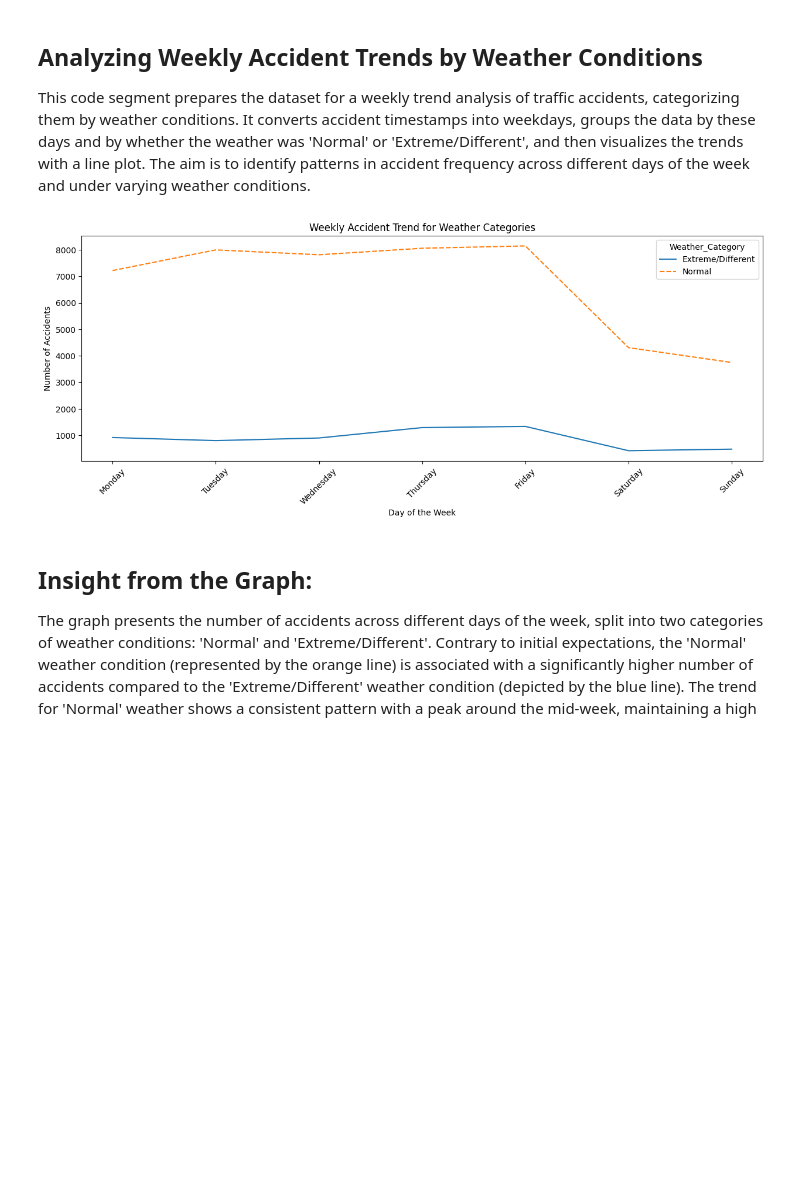
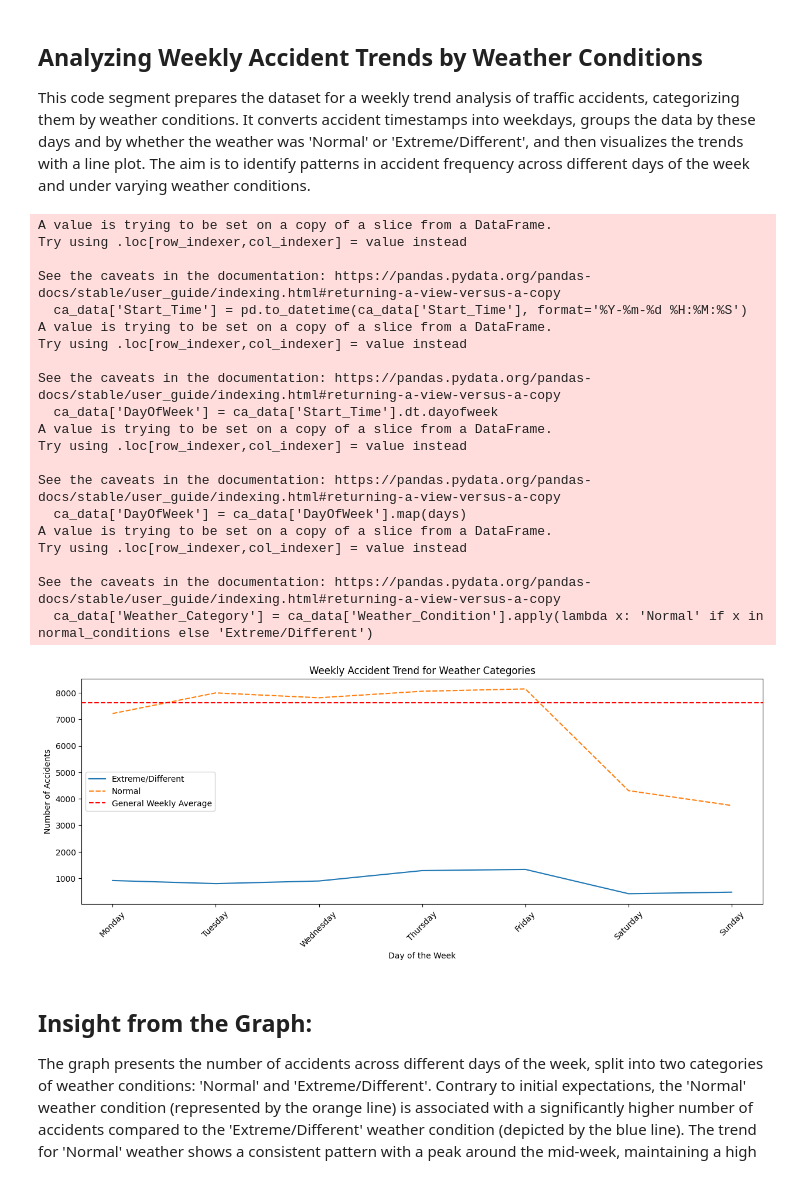
Before and after one commit to hoangttrang/eda-final, a Jupyter notebook: acci.ipynb, the cells around one changed output. Cells and saved outputs as stored; diff of their text form; code cells hidden in the pictures; blank space fills up the shorter version.

```diff
--- a/acci.ipynb
+++ b/acci.ipynb
@@ -24,7 +24,7 @@ columns_to_load = [
     'Temperature(F)', 'Wind_Chill(F)', 'Humidity(%)', 'Pressure(in)',
     'Visibility(mi)', 'Wind_Direction', 'Wind_Speed(mph)',
     'Precipitation(in)', 'Weather_Condition', 'Start_Lattitude',
-    'Start_Longitude', 'End_Lattitude','End_Longitude'
+    'Start_Longitude'
 ]
 
 # Load only the selected columns from the Excel file
@@ -104,46 +102,69 @@ This lack of strong correlation suggests that accident severity is likely influe
 
 This code segment prepares the dataset for a weekly trend analysis of traffic accidents, categorizing them by weather conditions. It converts accident timestamps into weekdays, groups the data by these days and by whether the weather was 'Normal' or 'Extreme/Different', and then visualizes the trends with a line plot. The aim is to identify patterns in accident frequency across different days of the week and under varying weather conditions.
 # %%
+
 import pandas as pd
 import matplotlib.pyplot as plt
 import seaborn as sns
 
-# Assuming ca_data is your dataframe and it's already loaded
-
-# Convert 'Start_Time' to datetime and avoid SettingWithCopyWarning
-ca_data.loc[:, 'Start_Time'] = pd.to_datetime(ca_data['Start_Time'])
+# Convert 'Start_Time' to datetime
+ca_data['Start_Time'] = pd.to_datetime(ca_data['Start_Time'], format='%Y-%m-%d %H:%M:%S')
 
 # Extract the day of the week (Monday=0, Sunday=6)
-# Avoid SettingWithCopyWarning
-ca_data.loc[:, 'DayOfWeek'] = ca_data['Start_Time'].dt.dayofweek
+ca_data['DayOfWeek'] = ca_data['Start_Time'].dt.dayofweek
 
 # Map the day numbers to day names
 days = {0: 'Monday', 1: 'Tuesday', 2: 'Wednesday', 3: 'Thursday',
         4: 'Friday', 5: 'Saturday', 6: 'Sunday'}
-ca_data.loc[:, 'DayOfWeek'] = ca_data['DayOfWeek'].map(days)
+ca_data['DayOfWeek'] = ca_data['DayOfWeek'].map(days)
 
 # Define normal weather conditions
 normal_conditions = ['Fair', 'Cloudy', 'Mostly Cloudy', 'Partly Cloudy']
 
-# Categorize weather conditions and avoid SettingWithCopyWarning
-ca_data.loc[:, 'Weather_Category'] = ca_data['Weather_Condition'].apply(lambda x: 'Normal' if x in normal_conditions else 'Extreme/Different')
+# Categorize weather conditions
+ca_data['Weather_Category'] = ca_data['Weather_Condition'].apply(lambda x: 'Normal' if x in normal_conditions else 'Extreme/Different')
 
 # Group by day of the week and Weather Category
 weekly_data = ca_data.groupby(['DayOfWeek', 'Weather_Category']).size().unstack()
 
 # Reorder the index to have the days in order
 weekly_data = weekly_data.reindex(['Monday', 'Tuesday', 'Wednesday', 'Thursday', 'Friday', 'Saturday', 'Sunday'])
 
+# Calculate the general weekly average number of accidents
+general_weekly_average = weekly_data.sum(axis=1).mean()
+
 # Plotting the data
 plt.figure(figsize=(15, 5))
 plt.title('Weekly Accident Trend for Weather Categories')
 sns.lineplot(data=weekly_data)
+plt.axhline(general_weekly_average, color='red', linestyle='--', label='General Weekly Average')
 plt.xlabel('Day of the Week')
 plt.ylabel('Number of Accidents')
-plt.xticks(rotation=45)  # Rotate x-axis labels for better readability
+plt.xticks(rotation=45)
+plt.legend()
 plt.show()
 # %% [output]
+A value is trying to be set on a copy of a slice from a DataFrame.
+Try using .loc[row_indexer,col_indexer] = value instead
+
+See the caveats in the documentation: https://pandas.pydata.org/pandas-docs/stable/user_guide/indexing.html#returning-a-view-versus-a-copy
+  ca_data['Start_Time'] = pd.to_datetime(ca_data['Start_Time'], format='%Y-%m-%d %H:%M:%S')
+A value is trying to be set on a copy of a slice from a DataFrame.
+Try using .loc[row_indexer,col_indexer] = value instead
+
+See the caveats in the documentation: https://pandas.pydata.org/pandas-docs/stable/user_guide/indexing.html#returning-a-view-versus-a-copy
+  ca_data['DayOfWeek'] = ca_data['Start_Time'].dt.dayofweek
+A value is trying to be set on a copy of a slice from a DataFrame.
+Try using .loc[row_indexer,col_indexer] = value instead
+
+See the caveats in the documentation: https://pandas.pydata.org/pandas-docs/stable/user_guide/indexing.html#returning-a-view-versus-a-copy
+  ca_data['DayOfWeek'] = ca_data['DayOfWeek'].map(days)
+A value is trying to be set on a copy of a slice from a DataFrame.
+Try using .loc[row_indexer,col_indexer] = value instead
+
+See the caveats in the documentation: https://pandas.pydata.org/pandas-docs/stable/user_guide/indexing.html#returning-a-view-versus-a-copy
+  ca_data['Weather_Category'] = ca_data['Weather_Condition'].apply(lambda x: 'Normal' if x in normal_conditions else 'Extreme/Different')
-[figure, old version]
+[figure, new version]
 # %% [markdown]
 ## Insight from the Graph:
 
```
Also changed, not shown: parts of 2 cells of this notebook.
